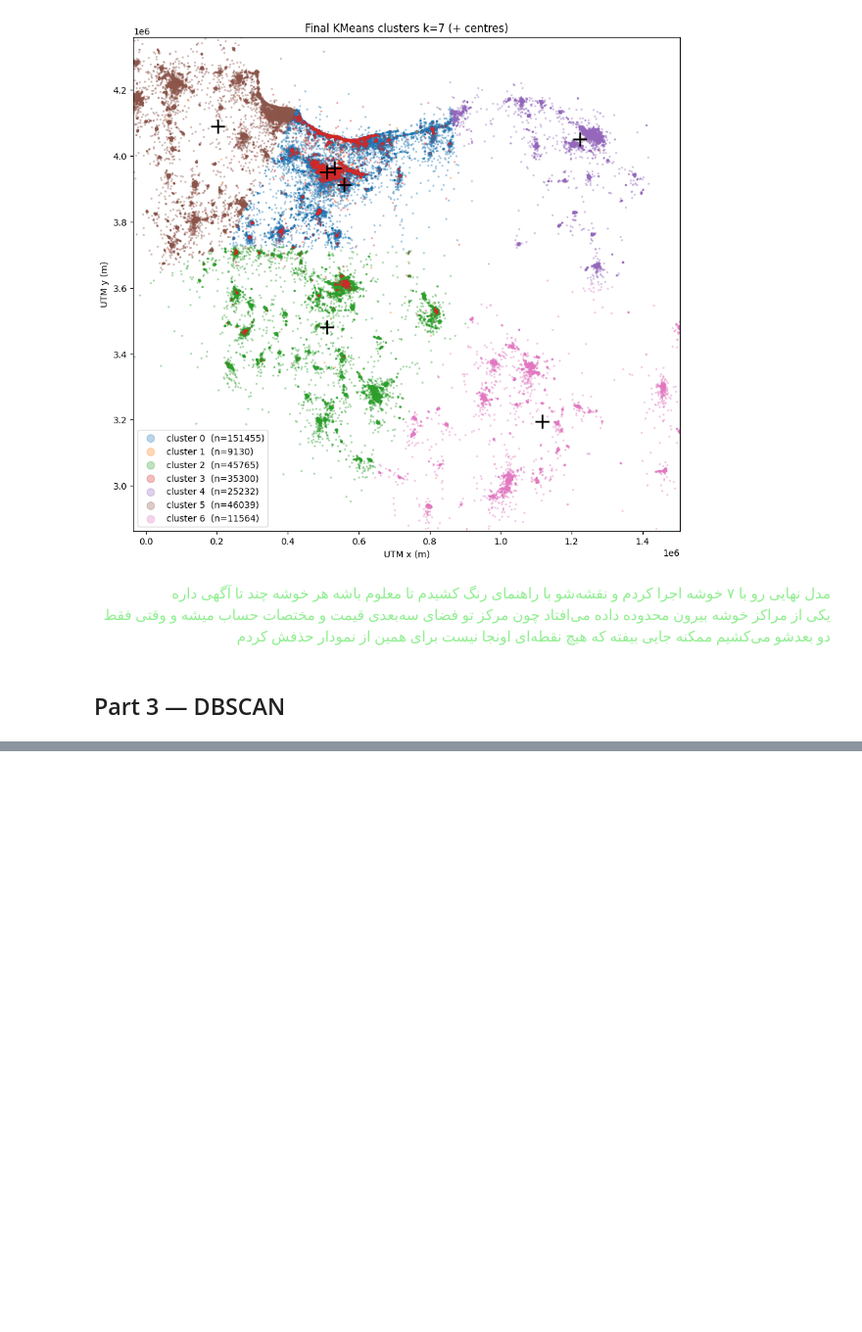
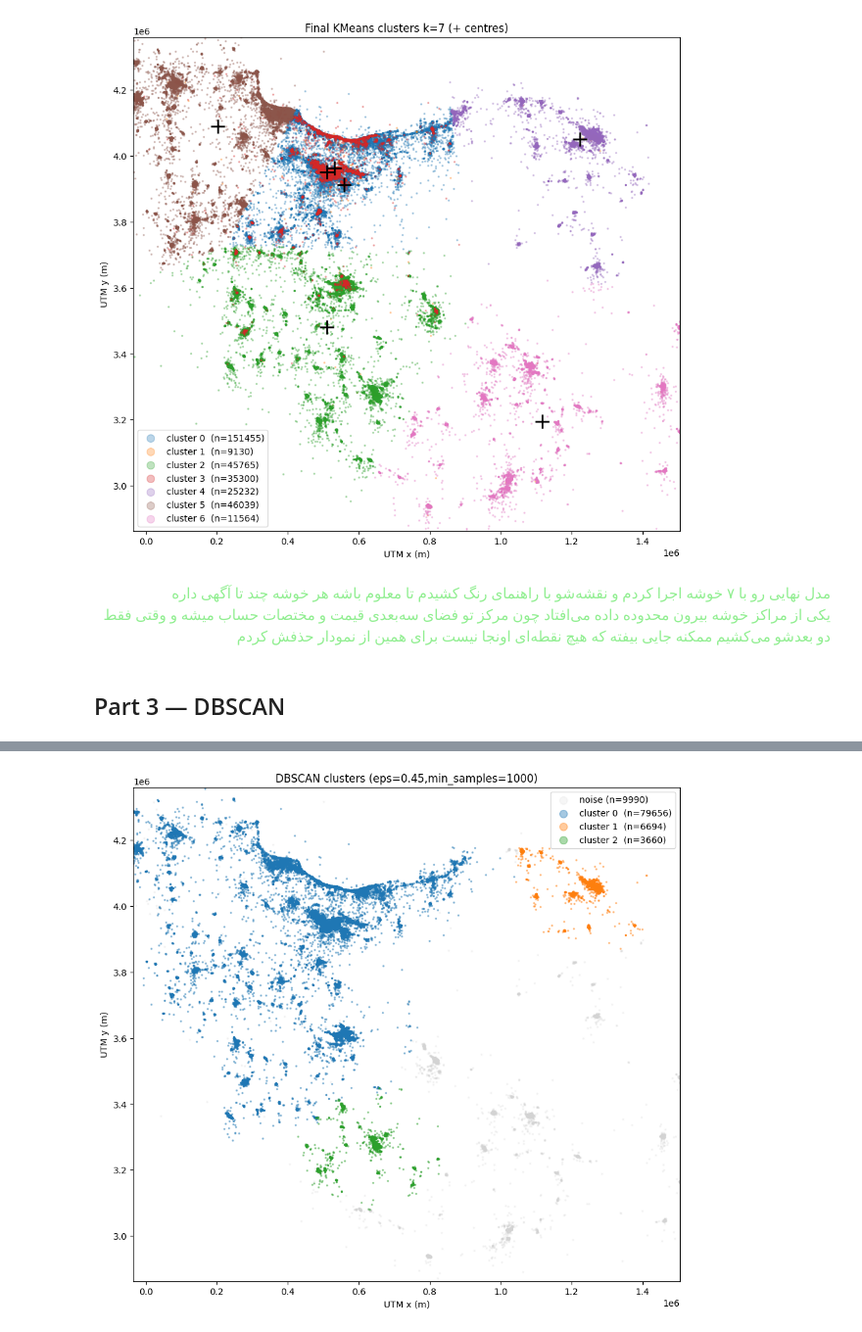
Before and after one commit to aminrafi394/quera-AI-first-project, a Jupyter notebook: notebooks/clustering_mahdi.ipynb, the cells around one changed output, grey strips where cells are left out. Shown at 98% size. Drawn from its saved outputs; the diff is of its cells as text; code cells hidden in the pictures; blank space fills up the shorter version.

```diff
--- a/notebooks/clustering_mahdi.ipynb
+++ b/notebooks/clustering_mahdi.ipynb
@@ -426,0 +512,5 @@ plt.show()
+# %%
+# final DBSCAN
+db_final = DBSCAN(eps=0.45, min_samples=1000, n_jobs=2)
+data_db['dbscan'] = db_final.fit_predict(X_db)
+print(np.unique(data_db['dbscan'], return_counts=True))
@@ -426,0 +537,20 @@ plt.show()
+# %%
+# DBSCAN map
+plt.figure(figsize=(11, 10))
+
+noise_mask = data_db['dbscan'] == -1
+plt.scatter(data_db.loc[noise_mask, 'utm_x'], data_db.loc[noise_mask, 'utm_y'],s=2, alpha=0.2, c='lightgrey', label=f'noise (n={noise_mask.sum()})')
+
+for c in sorted(data_db.loc[~noise_mask, 'dbscan'].unique()):
+    sub = data_db[data_db['dbscan'] == c]
+    plt.scatter(sub['utm_x'], sub['utm_y'], s=2, alpha=0.4, label=f'cluster {c}  (n={len(sub)})')
+
+plt.xlim(x_lo, x_hi)
+plt.ylim(y_lo, y_hi)
+plt.xlabel('UTM x (m)')
+plt.ylabel('UTM y (m)')
+plt.title('DBSCAN clusters (eps=0.45,min_samples=1000)')
+plt.legend(markerscale=6)
+plt.show()
+# %% [output]
+[figure, added]
```
Also changed, not shown: parts of 16 cells of this notebook.
